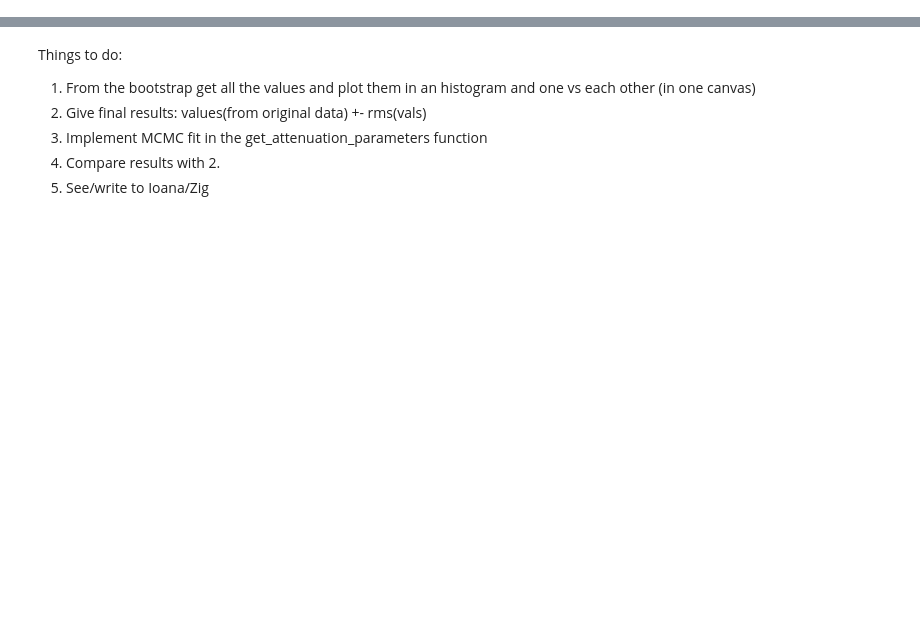
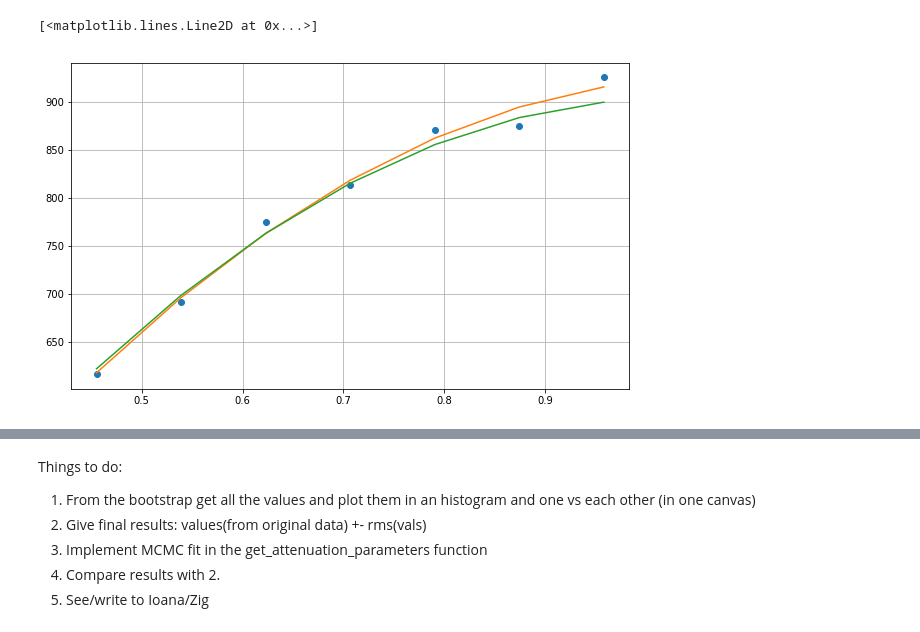
Before and after one commit to njohnsto/stage, a Jupyter notebook: Main.ipynb, the cells around one changed output, grey strips where cells are left out. Cells and saved outputs as stored; diff of their text form; code cells hidden in the pictures; blank space fills up the shorter version.

```diff
--- a/Main.ipynb
+++ b/Main.ipynb
@@ -46,0 +75,16 @@ values, cov = get_attenuation_parameters(s125_fit, bins, performMCMC = False )
+# %%
+fig2, ax2 =plt.subplots(figsize=(10,6))
+plt.grid()
+from simul_functions import get_s125
+a1=values[0]
+a2=values[1]
+a3=values[2]
+y=get_s125(bins2, a1,a2,a3)
+y2=get_s125(bins2, alpha, beta, a3)
+
+ax2.plot(bins2, s125_fit, lw=0, marker='o')
+ax2.plot(bins2,y)
+ax2.plot(bins2,y2)
+# %% [output]
+[<matplotlib.lines.Line2D at 0x...>]
+[figure, added]
```
Also changed, not shown: parts of 11 cells of this notebook, 1 other file.
